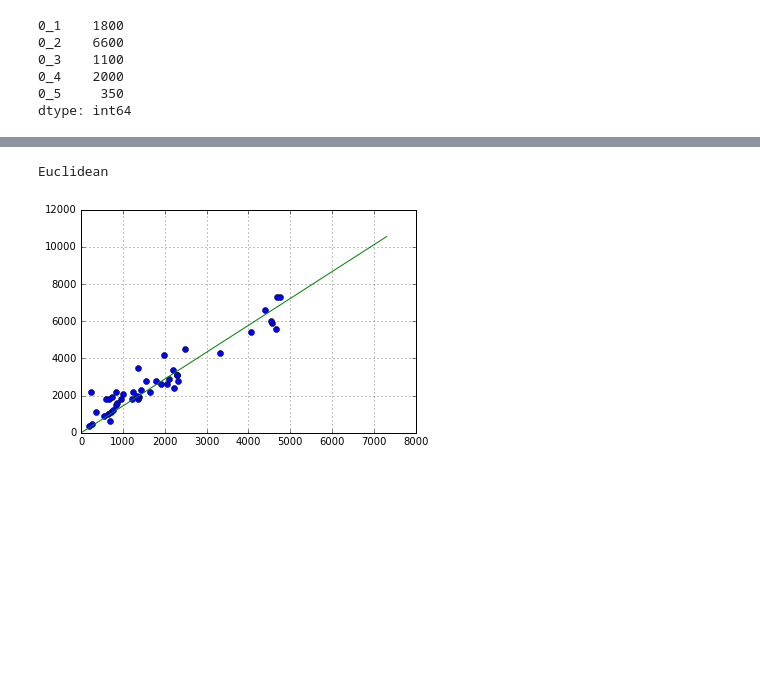
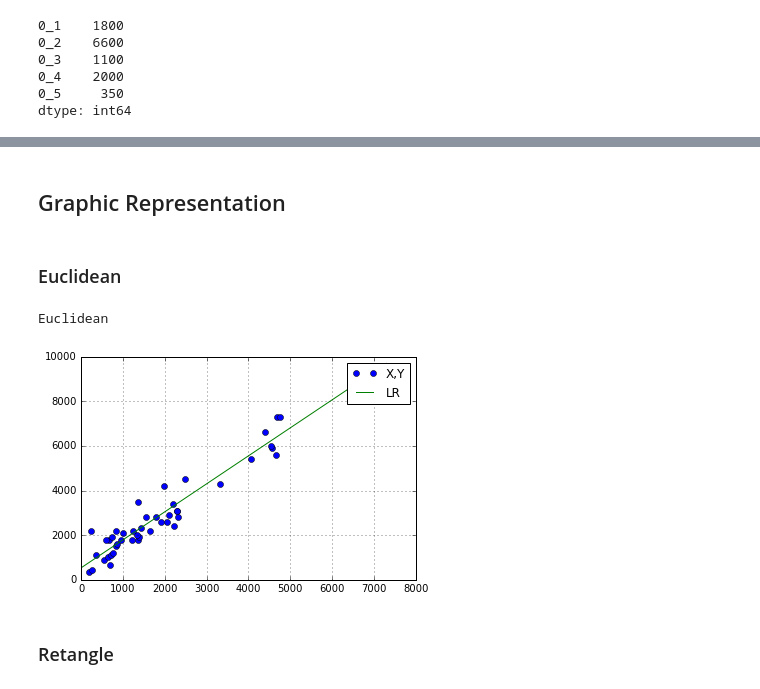
Before and after one commit to xmnlab/notebooks, a Jupyter notebook: operational_research/Distance-Calculation.ipynb, the cells around one changed output, grey strips where cells are left out. Drawn from its saved outputs; the diff is of its cells as text; code cells hidden in the pictures; blank space fills up the shorter version.

```diff
--- a/operational_research/Distance-Calculation.ipynb
+++ b/operational_research/Distance-Calculation.ipynb
@@ -234,0 +298,9 @@ Primeiras 5 linhas ...
+# %%
+# R²
+param_euclidean['r2'] = R2(
+    euclidean_analysis['X'], euclidean_analysis['Y']
+)
+
+print(
+    'Euclidean R²: %s' % param_euclidean['r2']
+)
@@ -308,0 +356,8 @@ Warnings:
+# %%
+f_euclidean = lambda x: (
+    param_euclidean['a'] + param_euclidean['b'] * x
+)
+
+f_retangle = lambda x: (
+    param_retangle['a'] + param_retangle['b'] * x
+)
@@ -309,14 +366,13 @@ Warnings:
 # %%
-euclidean_analysis['Euclidean_Adjusted'] = (
-    euclidean_analysis['Euclidean'] *
-    euclidean_res.params[0]
+euclidean_analysis['Y_Adjusted'] = (
+    f_euclidean(euclidean_analysis['X'])
 )
 
 euclidean_analysis['Diff(%)'] = (
-    (1-euclidean_analysis['Euclidean_Adjusted'] /
-     euclidean_analysis['Real'])*100
+    (1-euclidean_analysis['Y_Adjusted'] /
+     euclidean_analysis['Y'])*100
 )
 
-print('Primeiras 5 linhas ...')
-euclidean_analysis.head()
+print('Quadro final da análise de distância euclideana')
+display(euclidean_analysis)
 # %% [output]
@@ -351,16 +430,26 @@ Primeiras 5 linhas ...
+# %% [markdown]
+## Graphic Representation
+# %%
+_line = np.linspace(0, euclidean_analysis['Y'].max(), 1000)
+# %% [markdown]
+### Euclidean
 # %%
-_data = euclidean_analysis.sort_values(by='Real')
-_line = np.linspace(0, _data['Real'].max(), 1000)
+_data = euclidean_analysis.sort_values(by='Y')
 
 print('Euclidean')
 plt.plot(
-    _data['Euclidean'],
-    _data['Real'], 'o'
+    _data['X'],
+    _data['Y'], 'o',
+    label='X,Y'
 )
-plt.plot(_line, _line*euclidean_res.params[0])
+plt.plot(_line, f_euclidean(_line), label='LR')
+
+plt.legend()
 plt.grid()
 plt.show()
 # %% [output]
 Euclidean
-[figure, old version]
+[figure, new version]
+# %% [markdown]
+### Retangle
 # %%
```
Also changed, not shown: parts of 22 cells of this notebook.
